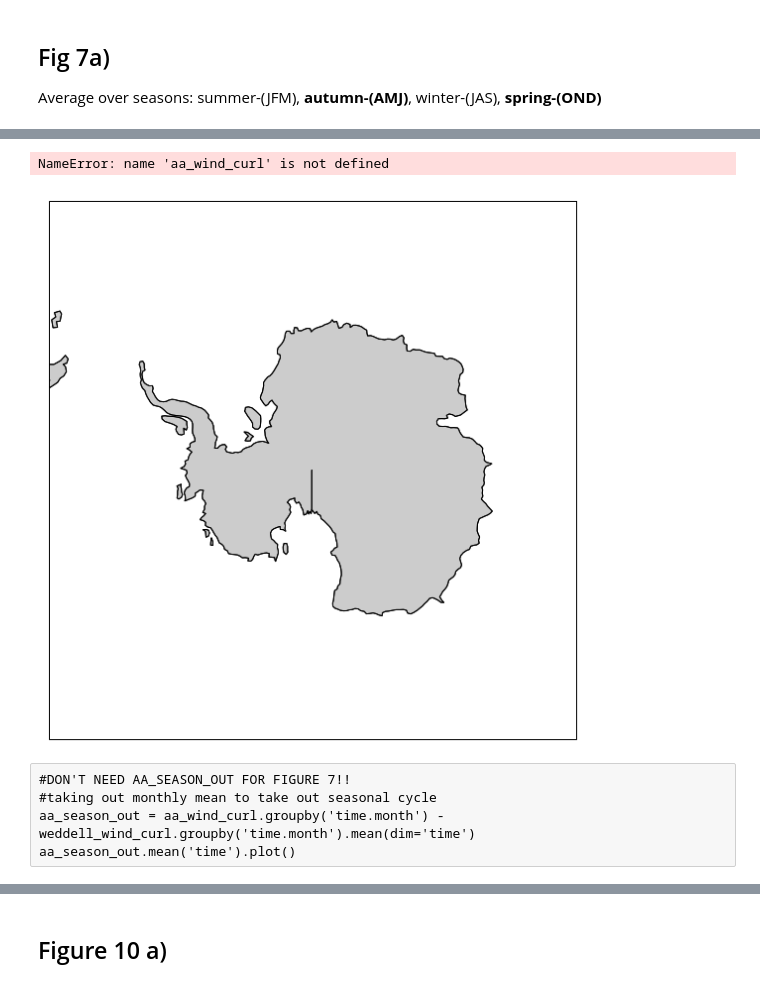
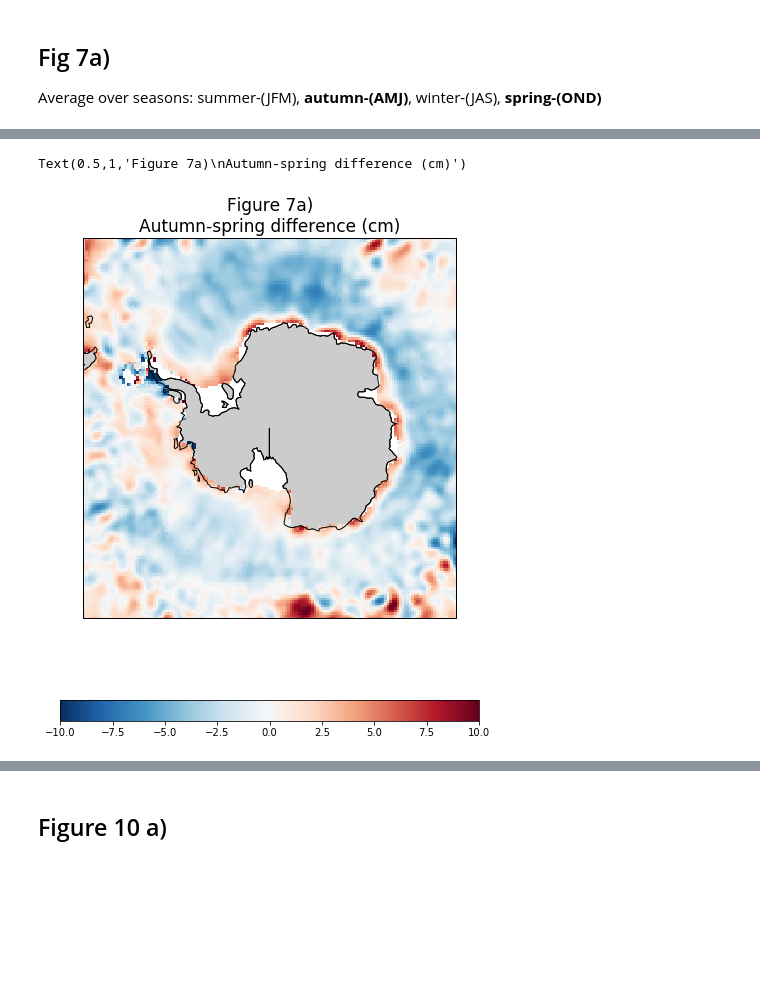
Before and after one commit to shanicetbailey/rces-finalproject, a Jupyter notebook: class_project2018_cleaned.ipynb, the cells around one changed output, grey strips where cells are left out. Saved outputs shown, nothing was run; the diff lists cells and outputs as text; code cells hidden in the pictures; blank space fills up the shorter version.

```diff
--- a/class_project2018_cleaned.ipynb
+++ b/class_project2018_cleaned.ipynb
@@ -606,6 +604,6 @@ fig.tight_layout()
 ## Fig 7a)
 Average over seasons: summer-(JFM), **autumn-(AMJ)**, winter-(JAS), **spring-(OND)**
 # %%
-SLA_mm = ds.SLA.groupby('date.month').mean(dim='date')
+SLA_mm = ds.SLA.groupby('date.quarter').mean(dim='date')
 SLA_mm
 # %% [output]
@@ -719,0 +638,4 @@ NameError: name 'wind_curl' is not defined
+# %%
+# AMJ(autumn) - OND(spring)
+SLA_diff = SLA_mm.sel(quarter=2) - SLA_mm.sel(quarter=4)
+SLA_diff
@@ -720,20 +658,17 @@ NameError: name 'wind_curl' is not defined
 # %%
 extent = [-180,180,-55,-90]
-plt.figure(figsize=(12,10))
-central_lon = np.mean(extent[:2])
+plt.figure(figsize=(15,10))
 
 ax = plt.axes(projection=ccrs.SouthPolarStereo())
 ax.coastlines()
 ax.add_feature(cfeature.LAND, facecolor='0.8', edgecolor='k')
 ax.set_extent(extent, crs=ccrs.PlateCarree())
 
-(aa_wind_curl*1e4).mean('time').plot(transform=ccrs.PlateCarree(central_longitude=central_lon), cmap='RdBu_r');
-plt.title('Antarctic Wind Curl')
+cs = ax.pcolormesh(SLA_diff.Longitude, SLA_diff.Latitude, SLA_diff, transform=ccrs.PlateCarree(),
+                   cmap='RdBu_r', vmin=-10, vmax=10,)
+
+plt.colorbar(cs, orientation='horizontal', shrink=0.5)
+plt.title('Figure 7a)\nAutumn-spring difference (cm)', fontsize=17)
 # %% [output]
-NameError: name 'aa_wind_curl' is not defined
+Text(0.5,1,'Figure 7a)\nAutumn-spring difference (cm)')
-[figure, old version]
+[figure, new version]
-# %% [raw]
-#DON'T NEED AA_SEASON_OUT FOR FIGURE 7!!
-#taking out monthly mean to take out seasonal cycle
-aa_season_out = aa_wind_curl.groupby('time.month') - weddell_wind_curl.groupby('time.month').mean(dim='time')
-aa_season_out.mean('time').plot()
```
Also changed, not shown: parts of 24 cells of this notebook.
